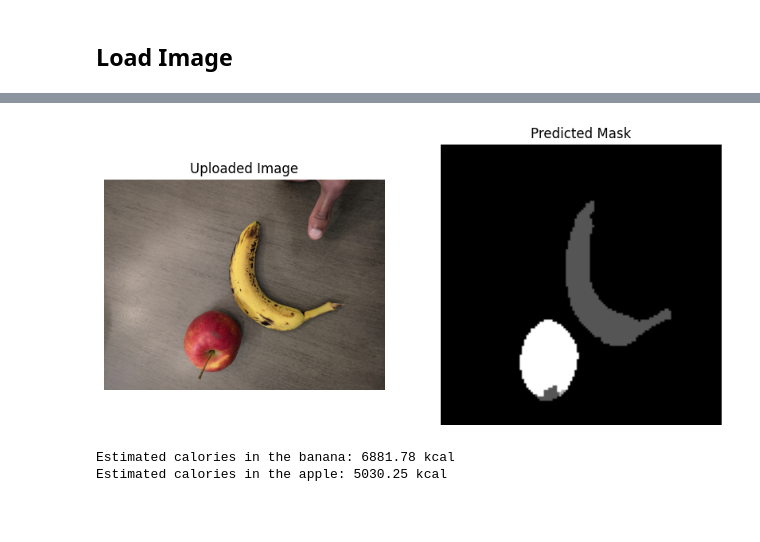
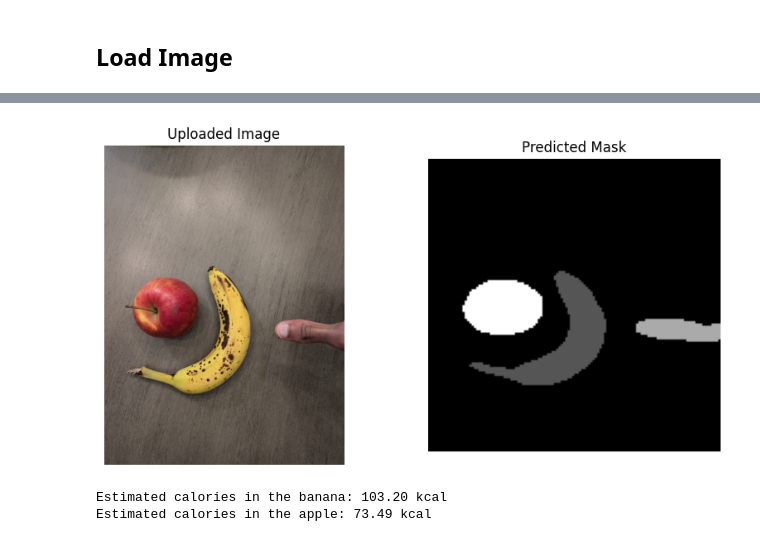
Before and after one commit to AkashPrasad2/Calorie-Estimation-Computer-Vision-Project, a Jupyter notebook: current.ipynb, the cells around one changed output, grey strips where cells are left out. Cells and saved outputs as stored; diff of their text form; code cells hidden in the pictures; blank space fills up the shorter version.

```diff
--- a/current.ipynb
+++ b/current.ipynb
@@ -517,20 +492,18 @@ Estimated calories in the apple: 0.00 kcal
 Dimensions of the thumb are:
 $5cm$ by $1.2cm$
 # %%
-thumb_known_sa = 6.5 * 2  # Surface area of thumb in cm² (known dimensions)
+thumb_known_sa = 5.5 * 2.2  # Surface area of thumb in cm² (known dimensions)
 
 # banana constants
-banana_density = 1.15  # g/cm³
+banana_density = 1.1  # g/cm³
 banana_cal_per_gram = 0.8  # Calories per gram of banana
 banana_assumed_depth = 3  # Assumed depth of the banana in cm
 
 # apple constants
-apple_density = 0.75
+apple_density = 0.71
 apple_cal_per_gram = 0.52
 apple_assumed_depth = 7.2
 
-#bread constants
-#bread_density =
 
 def calculate_pixel_ratio(segmentation_mask, thumb_class, fruit_class):
     """
@@ -712,34 +690,34 @@ def visualize_uploaded_image(image, predicted_mask):
     plt.axis("off")
 
     plt.subplot(1, 2, 2)
     plt.imshow(predicted_mask, cmap="gray")
     plt.title("Predicted Mask")
     plt.axis("off")
 
     plt.show()
 
-image_index = 8  # Change this to test different images
+image_index = 29  # Change this to test different images
 image_path, image = load_image_by_index(image_index)
 
 # Process the image through the model
 uploaded_image, predicted_mask = process_and_predict(image_path, model, device)
 
 # Visualize the result
 visualize_uploaded_image(uploaded_image, predicted_mask)
 
 # Calculate and display calories
 banana_calories = calculate_calories(
     predicted_mask, thumb_class, banana_class,
     banana_density, banana_cal_per_gram, banana_assumed_depth
 )
 print(f"Estimated calories in the banana: {banana_calories:.2f} kcal")
 
 apple_calories = calculate_calories(
     predicted_mask, thumb_class, apple_class,
     apple_density, apple_cal_per_gram, apple_assumed_depth
 )
 print(f"Estimated calories in the apple: {apple_calories:.2f} kcal")
 # %% [output]
-[figure, old version]
+[figure, new version]
-Estimated calories in the banana: 6881.78 kcal
-Estimated calories in the apple: 5030.25 kcal
+Estimated calories in the banana: 103.20 kcal
+Estimated calories in the apple: 73.49 kcal
```
Also changed, not shown: parts of 11 cells of this notebook.
